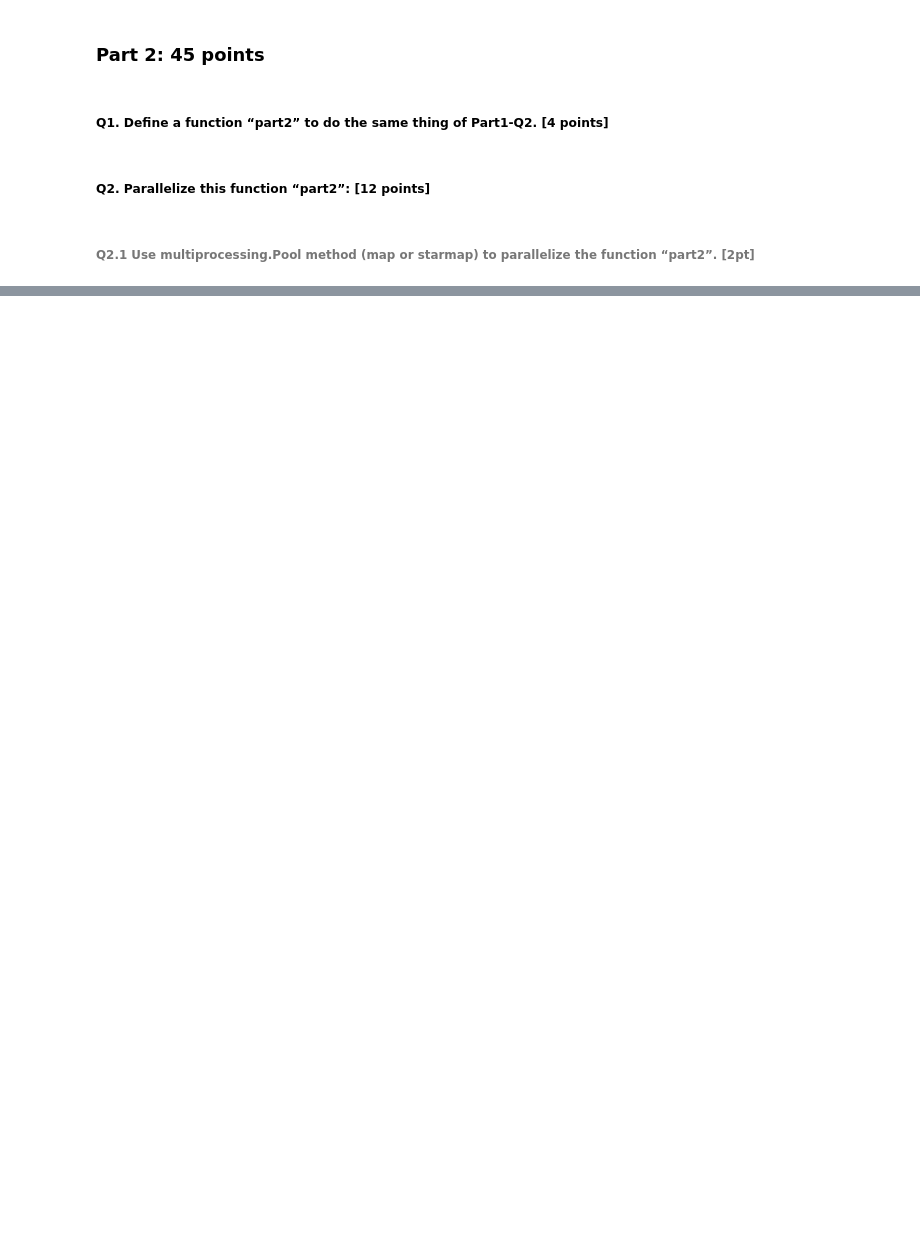
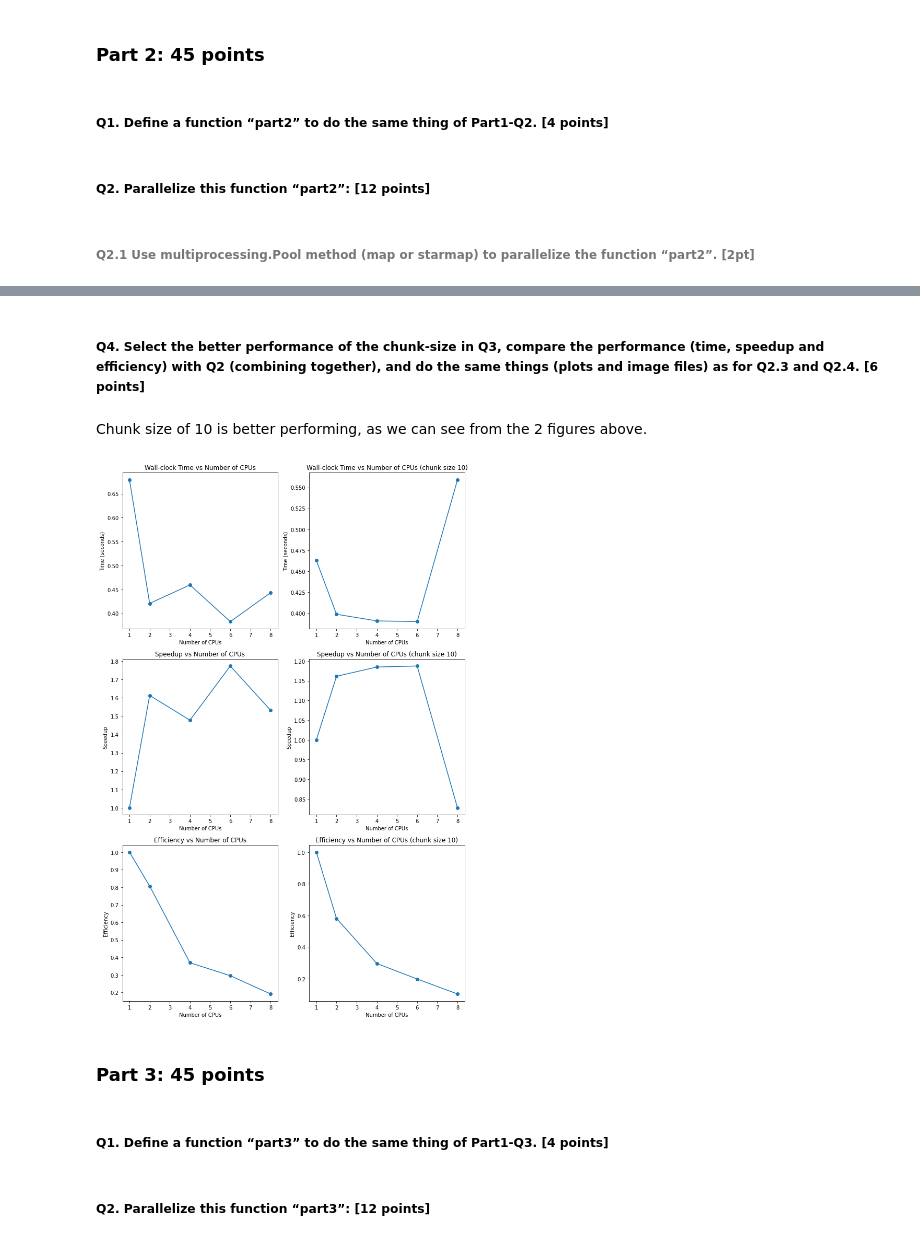
Before and after one commit to ChaudharyAnshul/CSYE-7105, a Jupyter notebook: Homework 2/hw2.ipynb, the cells around one changed output, grey strips where cells are left out. Cells and saved outputs as stored; diff of their text form; code cells hidden in the pictures; blank space fills up the shorter version.

```diff
--- a/Homework 2/hw2.ipynb
+++ b/Homework 2/hw2.ipynb
@@ -180,0 +424,50 @@ def parallel_normalize(df, num_cpus):
+# %% [markdown]
+##### Q4. Select the better performance of the chunk-size in Q3, compare the performance (time, speedup and efficiency) with Q2 (combining together), and do the same things (plots and image files) as for Q2.3 and Q2.4.                [6 points]
+# %% [markdown]
+Chunk size of 10 is better performing, as we can see from the 2 figures above.
+# %%
+plt.figure(figsize=(10, 15))
+
+# Wall-clock time plot
+plt.subplot(3, 2, 1)
+plt.plot(cpu_counts, timings, marker='o')
+plt.title('Wall-clock Time vs Number of CPUs')
+plt.xlabel('Number of CPUs')
+plt.ylabel('Time (seconds)')
+
+plt.subplot(3, 2, 2)
+plt.plot(cpu_counts, timings_imap[chunk_sizes[0]], marker='o')
+plt.title('Wall-clock Time vs Number of CPUs (chunk size 10)')
+plt.xlabel('Number of CPUs')
+plt.ylabel('Time (seconds)')
+
+# Speedup plot
+plt.subplot(3, 2, 3)
+plt.plot(cpu_counts, speedup, marker='o')
+plt.title('Speedup vs Number of CPUs')
+plt.xlabel('Number of CPUs')
+plt.ylabel('Speedup')
+
+plt.subplot(3, 2, 4)
+plt.plot(cpu_counts, speedup_chunk_10, marker='o')
+plt.title('Speedup vs Number of CPUs (chunk size 10)')
+plt.xlabel('Number of CPUs')
+plt.ylabel('Speedup')
+
+# Efficiency plot
+plt.subplot(3, 2, 5)
+plt.plot(cpu_counts, efficiency, marker='o')
+plt.title('Efficiency vs Number of CPUs')
+plt.xlabel('Number of CPUs')
+plt.ylabel('Efficiency')
+
+plt.subplot(3, 2, 6)
+plt.plot(cpu_counts, efficiency_chunk_10, marker='o')
+plt.title('Efficiency vs Number of CPUs (chunk size 10)')
+plt.xlabel('Number of CPUs')
+plt.ylabel('Efficiency')
+
+plt.tight_layout()
+plt.show()
+# %% [output]
+[figure, added]
@@ -180,0 +523,4 @@ def parallel_normalize(df, num_cpus):
+# %% [markdown]
+### Part 3: 45 points
+# %% [markdown]
+##### Q1. Define a function “part3” to do the same thing of Part1-Q3.  [4 points]
@@ -180,0 +531,2 @@ def parallel_normalize(df, num_cpus):
+# %% [markdown]
+##### Q2. Parallelize this function “part3”:                       [12 points]
```
Also changed, not shown: parts of 57 cells of this notebook.
